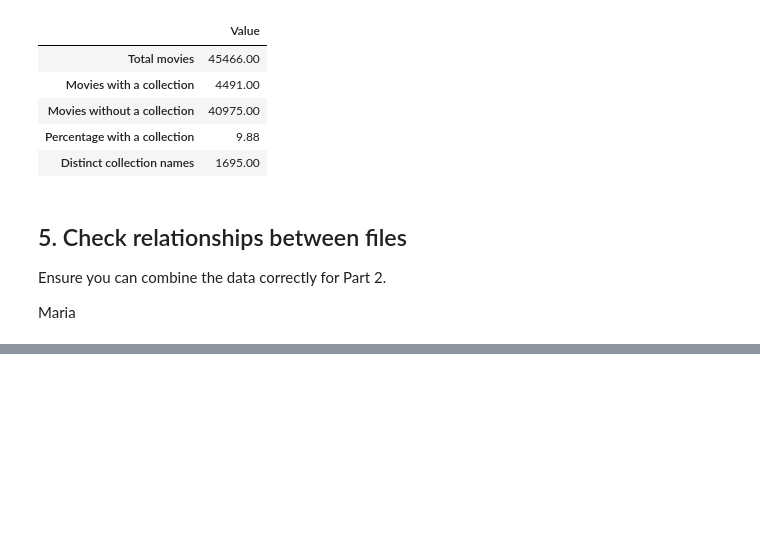
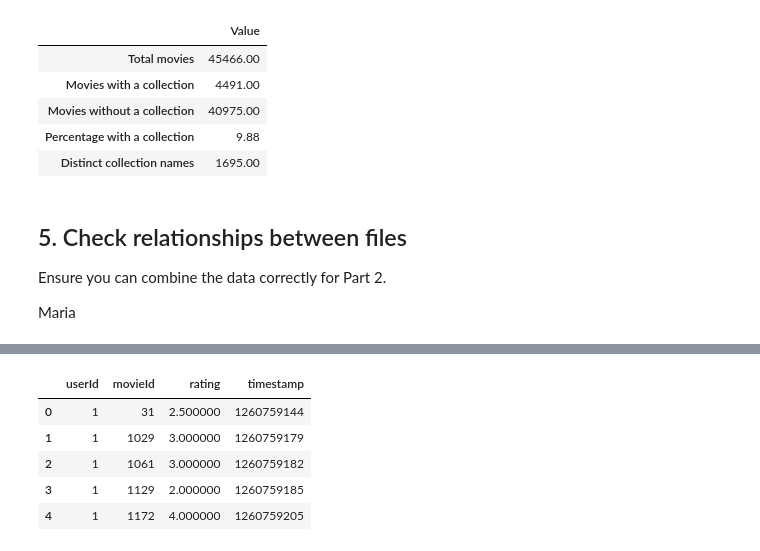
Before and after one commit to mariaagnetha/TDT4225-The-Movies-Dataset, a Jupyter notebook: eda.ipynb, the cells around one changed output, grey strips where cells are left out. Saved outputs shown, nothing was run; the diff lists cells and outputs as text; code cells hidden in the pictures; blank space fills up the shorter version.

Commit message:
Added step 6: Investigate ratings and cast/crew data

```diff
--- a/eda.ipynb
+++ b/eda.ipynb
@@ -690,0 +655,93 @@ Maria
+# %%
+# 6.1 Ratings analysis
+ratings_df = pd.read_csv(DATA_DIR / "ratings_small.csv")
+
+print("Dataset shape:", ratings_df.shape)
+
+display(
+    ratings_df.head()
+    .style
+    .set_caption("First five rows of ratings_small.csv")
+)
+
+display(
+    ratings_df["rating"]
+    .describe()
+    .rename_axis(None)
+    .to_frame(name="Value")
+    .style
+    .set_caption("Summary statistics for ratings")
+    .format("{:.2f}")
+)
+
+display(
+    ratings_df["rating"]
+    .value_counts()
+    .sort_index()
+    .rename_axis(None)
+    .to_frame(name="Number of ratings")
+    .style
+    .set_caption("Distribution of rating values")
+    .format("{:.0f}")
+)
+
+ratings_per_user = ratings_df.groupby("userId").size()
+
+display(
+    ratings_per_user
+    .describe()
+    .rename_axis(None)
+    .to_frame(name="Number of ratings")
+    .style
+    .set_caption("Summary statistics for ratings per user")
+    .format("{:.2f}")
+)
+
+ratings_df["rating_date"] = pd.to_datetime(
+    ratings_df["timestamp"],
+    unit="s",
+    errors="coerce"
+)
+
+timestamp_summary = pd.DataFrame({
+    "Value": [
+        ratings_df["rating_date"].min(),
+        ratings_df["rating_date"].max(),
+        ratings_df["rating_date"].isna().sum()
+    ]
+}, index=[
+    "Earliest timestamp",
+    "Latest timestamp",
+    "Invalid timestamps"
+])
+
+display(
+    timestamp_summary
+    .rename_axis(None)
+    .style
+    .set_caption("Rating timestamp summary")
+)
+
+valid_ratings = (
+    ratings_df["rating"].between(0.5, 5.0)
+    & (ratings_df["rating"] * 2 % 1 == 0)
+)
+
+rating_validation = pd.DataFrame({
+    "Count": [
+        valid_ratings.sum(),
+        (~valid_ratings).sum()
+    ]
+}, index=[
+    "Valid ratings",
+    "Invalid ratings"
+])
+
+display(
+    rating_validation
+    .rename_axis(None)
+    .style
+    .set_caption("Rating value validation")
+    .format("{:.0f}")
+)
+# %% [output]
@@ -690,0 +750,6 @@ Maria
+|  | userId | movieId | rating | timestamp |
+| 0 | 1 | 31 | 2.500000 | 1260759144 |
+| 1 | 1 | 1029 | 3.000000 | 1260759179 |
+| 2 | 1 | 1061 | 3.000000 | 1260759182 |
+| 3 | 1 | 1129 | 2.000000 | 1260759185 |
+| 4 | 1 | 1172 | 4.000000 | 1260759205 |
```
Also changed, not shown: parts of 9 cells of this notebook.
